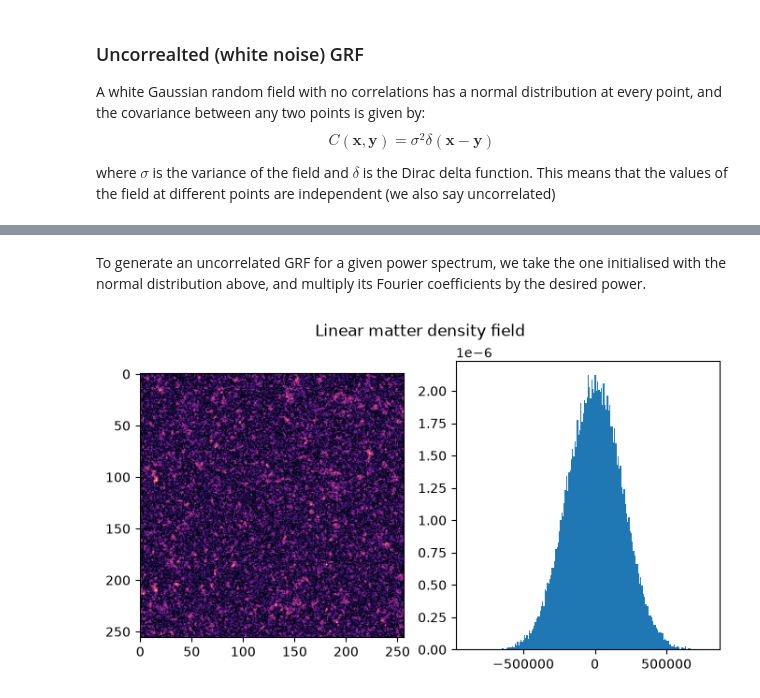
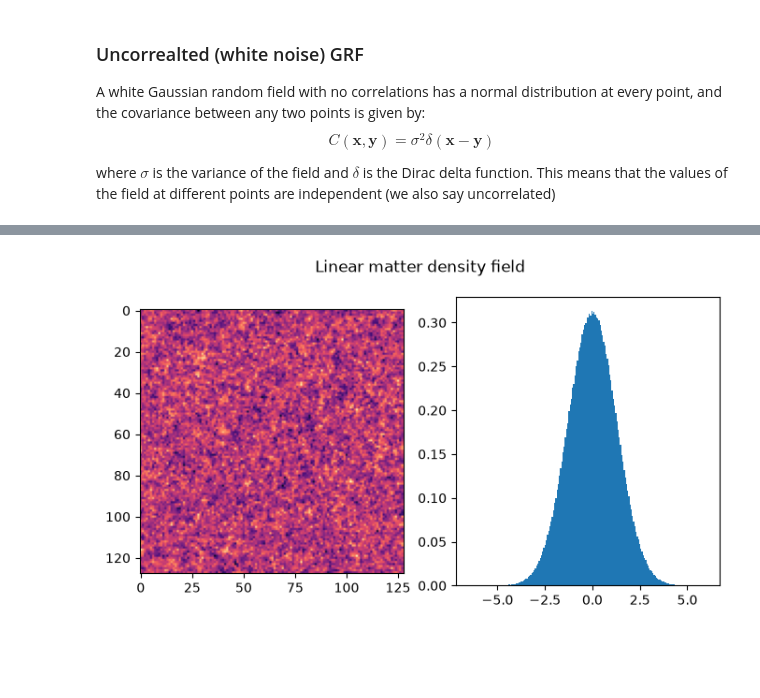
Before and after one commit to isasmatos/IA_school_CBPF_2026, a Jupyter notebook: notebooks/Aula_1c_matter_power_spectrum.ipynb, the cells around one changed output, grey strips where cells are left out. Saved outputs shown, nothing was run; the diff lists cells and outputs as text; code cells hidden in the pictures; blank space fills up the shorter version.

```diff
--- a/notebooks/Aula_1c_matter_power_spectrum.ipynb
+++ b/notebooks/Aula_1c_matter_power_spectrum.ipynb
@@ -140,13 +540,26 @@ ax.grid(True, which="both", linestyle="--", linewidth=0.5)
+# %%
+#Set up the CAMB linear power spectrum
+pars = camb.CAMBparams()
+pars.set_cosmology(H0=67.5, ombh2=0.022, omch2=0.122, mnu=0.06, omk=0, tau=0.06)
+pars.InitPower.set_params(As=2e-9, ns=0.965, r=0)
+pars.set_matter_power(redshifts=[0], kmax=100.0)
+
+#Linear spectra
+pars.NonLinear = camb.model.NonLinear_none
+results = camb.get_results(pars)
+
+# The CAMB interpolator defined above allows us to get the value of P(k) for any k and z
+PK = camb.get_matter_power_interpolator(pars, nonlinear=False, kmax=1e2, var1='delta_tot',zmin=0.0, zmax=10.0)
+zout = 0
 # %%
-Lbox = 1000.  # define the patch in Mpc/h
+N = 128 # Number of pixels on each axis
+Lbox = 1000.  # define the box size in Mpc/h
 k0   = 2*np.pi / Lbox # the fundamental mode
 
-# set up Fourier mode indexing
-kx = np.fft.fftfreq(N) * k0 * N
-ky = np.fft.fftfreq(N) * k0 * N
+kk = np.fft.fftfreq(N) * k0 * N
+ks = np.fft.rfftfreq(N) * k0 * N
+kvec = np.array(np.meshgrid(kk,kk,ks))
+kmod = np.sqrt(np.sum(kvec**2,axis=0))
+kny = k0 * N/2
 
-kvec = np.array(np.meshgrid(kx,ky))
-kmod = np.sqrt(np.sum(kvec**2,axis=0))
-kny = k0 * N/2 # Nyquist freq
+pixel_vol = Lbox**3 / N**3  # in Mpc**3
-# %% [markdown]
-To generate an uncorrelated GRF for a given power spectrum, we take the one initialised with the normal distribution above, and multiply its Fourier coefficients by the desired power.
@@ -160,7 +566,16 @@ delta  = np.fft.fft2(fdelta)
+# %%
+# colour white noise; rfftn/irfftn enforce Hermitian symmetry for free
+white = np.random.normal(size=(N, N, N))
+delta_k = np.fft.rfftn(white)
+
+delta_k *= np.sqrt(PK.P(zout,kmod) / pixel_vol)
+delta_k[0, 0, 0] = 0.0            # zero mean
+
+delta = np.fft.irfftn(delta_k)
 # %%
 fig, ax = plt.subplots(1,2,figsize=(8,4))
 fig.suptitle('Linear matter density field')
-ax[0].imshow(np.abs(delta), cmap='magma')
+ax[0].imshow(delta[...,N//2], cmap='magma')
 ax[1].hist(delta.flatten(),bins=200,density=True);
 # %% [output]
-[figure, old version]
+[figure, new version]
```
Also changed, not shown: parts of 37 cells of this notebook, 1 other file.
